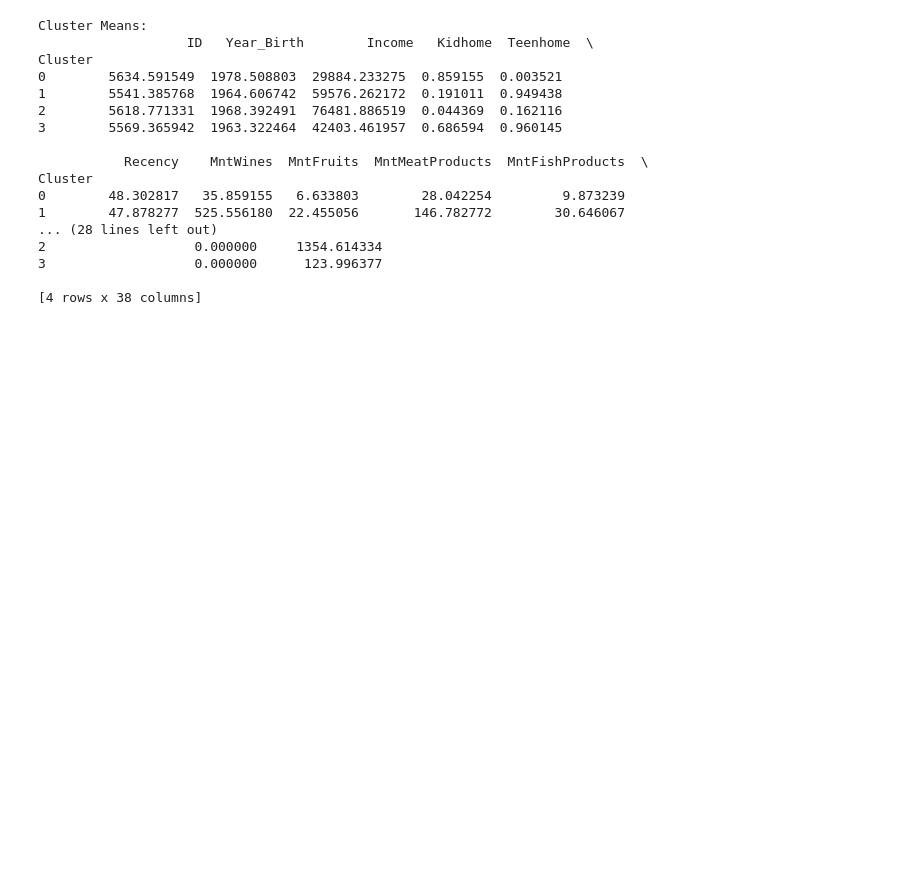
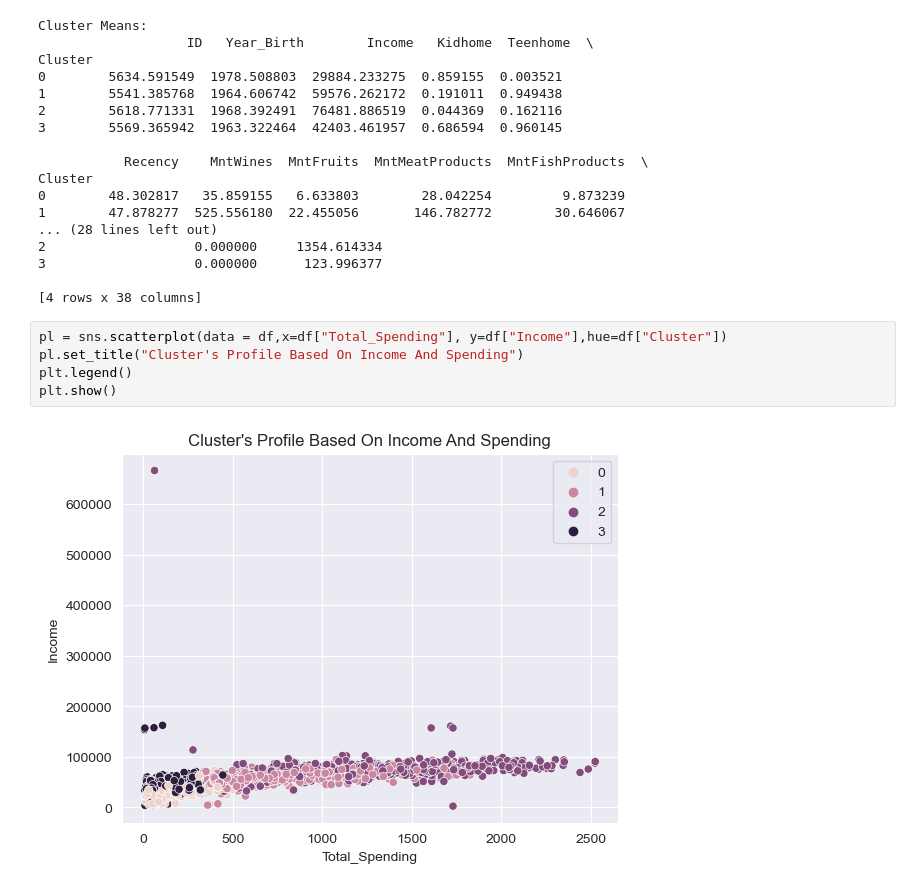
Before and after one commit to gdanylov/CSCA-5632-Final-Project, a Jupyter notebook: main.ipynb, the cells around one changed output. Cells and saved outputs as stored; diff of their text form; blank space fills up the shorter version.

```diff
--- a/main.ipynb
+++ b/main.ipynb
@@ -380,3 +380,10 @@ Cluster
 3                   0.000000      123.996377
 
 [4 rows x 38 columns]
+# %%
+pl = sns.scatterplot(data = df,x=df["Total_Spending"], y=df["Income"],hue=df["Cluster"])
+pl.set_title("Cluster's Profile Based On Income And Spending")
+plt.legend()
+plt.show()
+# %% [output]
+[figure, added]
```
